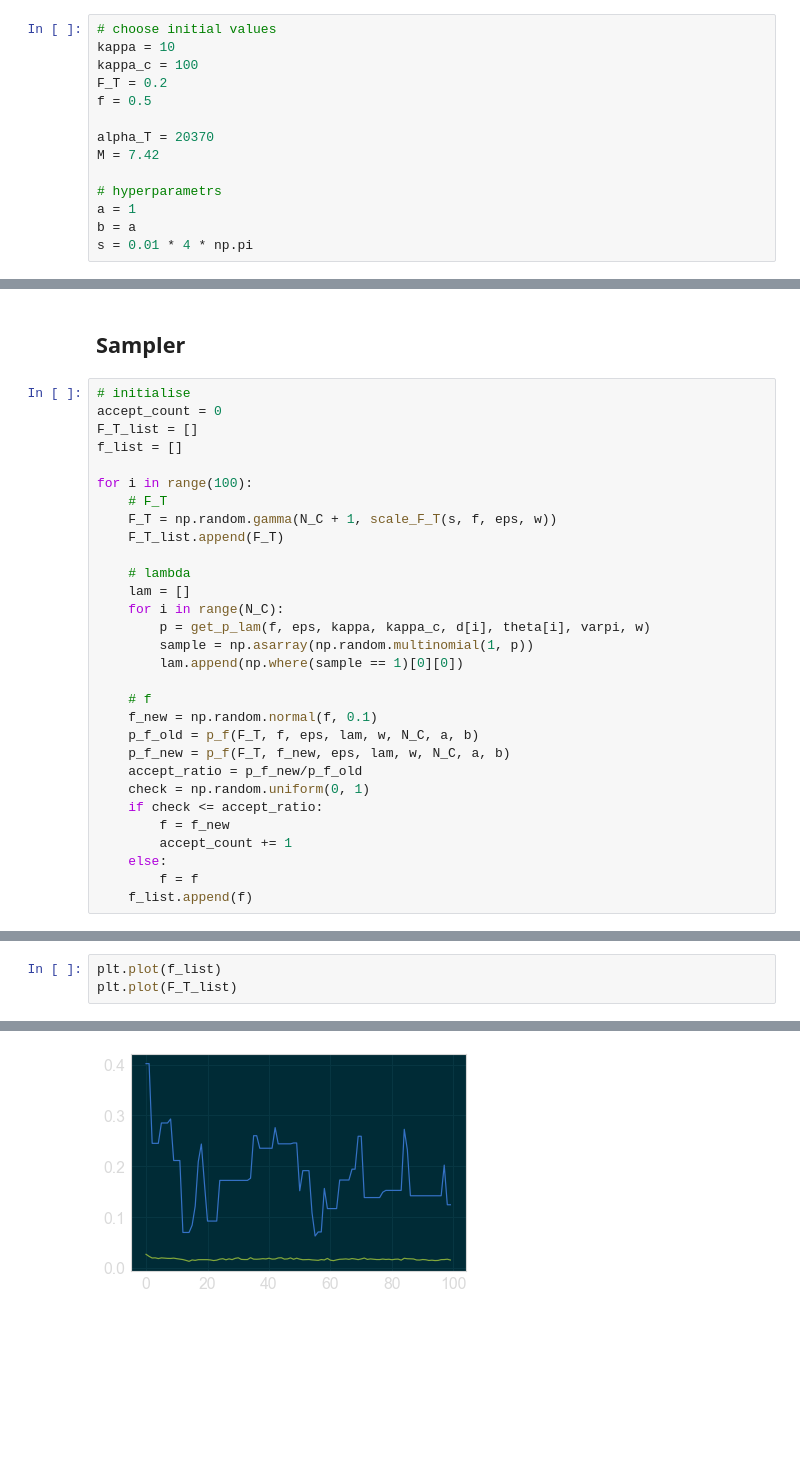
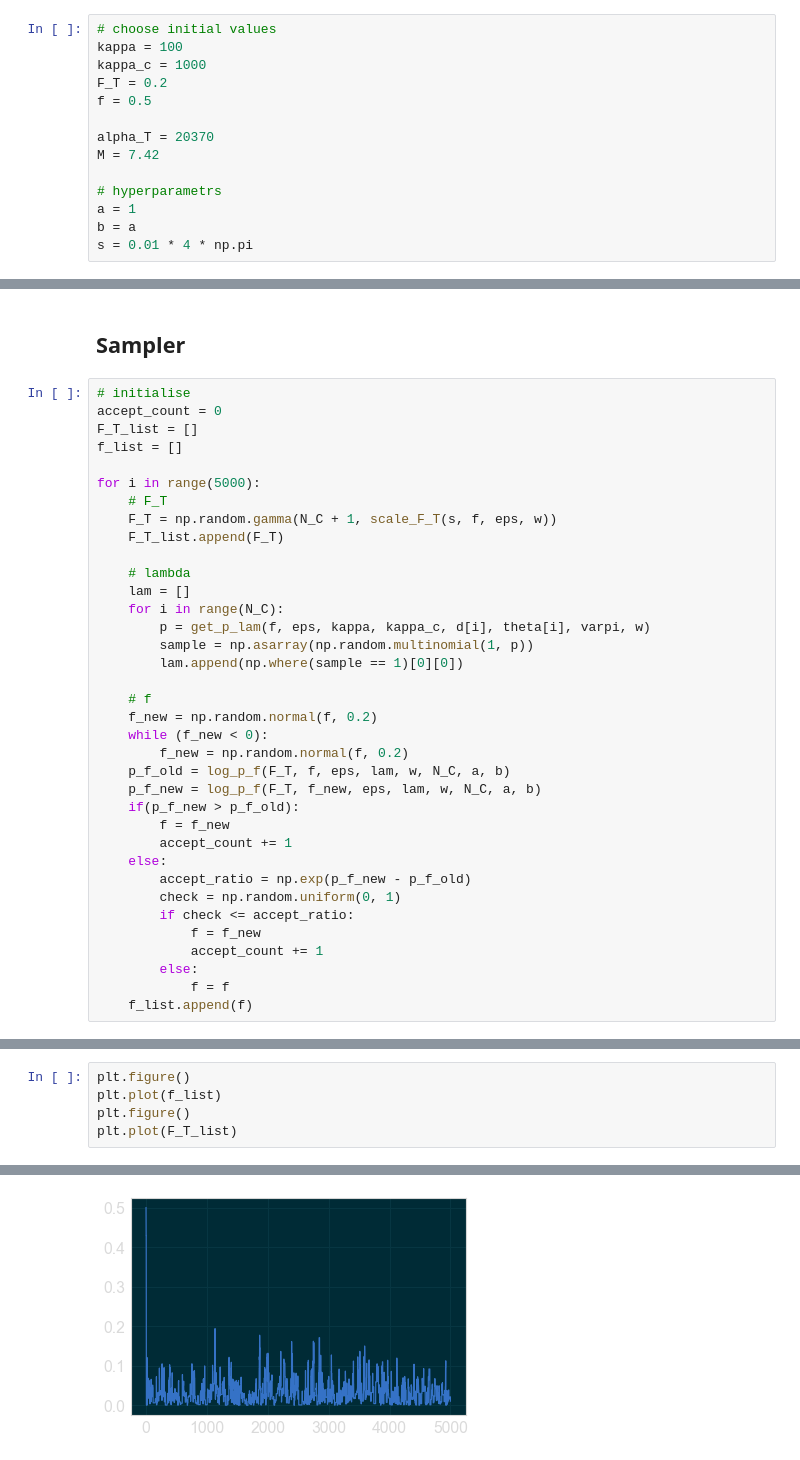
Before and after one commit to cescalara/soiaporn_model, a Jupyter notebook: soiaporn_model.ipynb, the cells around one changed output, grey strips where cells are left out. Cells and saved outputs as stored; diff of their text form; blank space fills up the shorter version.

Commit message:
Rewrite in terms of log probability and handle asymptotic kappa behaviour

```diff
--- a/soiaporn_model.ipynb
+++ b/soiaporn_model.ipynb
@@ -33,8 +33,8 @@ from soiaporn_functions import *
 ## Set up
 # %%
 # choose initial values
-kappa = 10
-kappa_c = 100
+kappa = 100
+kappa_c = 1000
 F_T = 0.2
 f = 0.5
 
@@ -76,7 +76,7 @@ accept_count = 0
 F_T_list = []
 f_list = []
 
-for i in range(100):
+for i in range(5000):
     # F_T
     F_T = np.random.gamma(N_C + 1, scale_F_T(s, f, eps, w))
     F_T_list.append(F_T)
@@ -89,14 +89,20 @@ for i in range(100):
         lam.append(np.where(sample == 1)[0][0])
 
     # f
-    f_new = np.random.normal(f, 0.1)
-    p_f_old = p_f(F_T, f, eps, lam, w, N_C, a, b)
-    p_f_new = p_f(F_T, f_new, eps, lam, w, N_C, a, b)
-    accept_ratio = p_f_new/p_f_old
-    check = np.random.uniform(0, 1)
-    if check <= accept_ratio:
+    f_new = np.random.normal(f, 0.2)
+    while (f_new < 0):
+        f_new = np.random.normal(f, 0.2)
+    p_f_old = log_p_f(F_T, f, eps, lam, w, N_C, a, b)
+    p_f_new = log_p_f(F_T, f_new, eps, lam, w, N_C, a, b)
+    if(p_f_new > p_f_old):
         f = f_new
         accept_count += 1
     else:
-        f = f
+        accept_ratio = np.exp(p_f_new - p_f_old)
+        check = np.random.uniform(0, 1)
+        if check <= accept_ratio:
+            f = f_new
+            accept_count += 1
+        else:
+            f = f
     f_list.append(f)
@@ -107,6 +115,8 @@ print(accept_count/100)
 # %%
+plt.figure()
 plt.plot(f_list)
+plt.figure()
 plt.plot(F_T_list)
 # %% [output]
 [<matplotlib.lines.Line2D at 0x...>]
-[figure, old version]
+[figure, new version]
```
Also changed, not shown: parts of 5 cells of this notebook, 1 other file.
